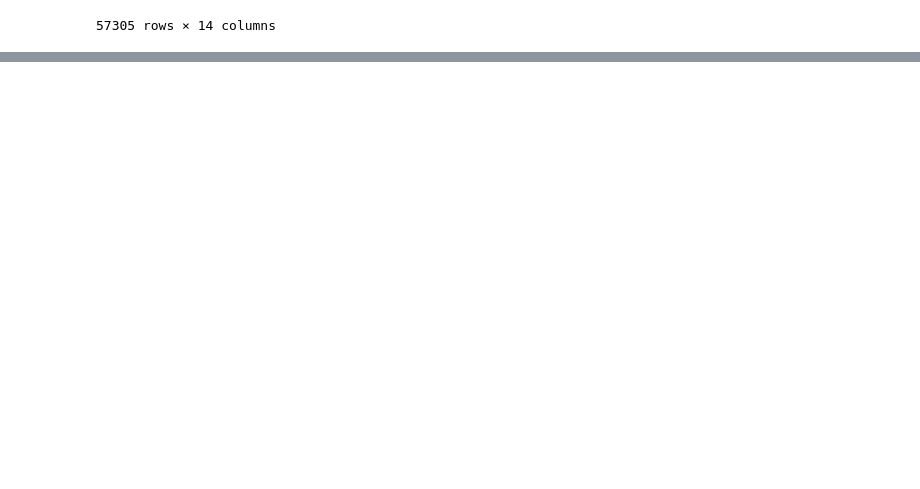
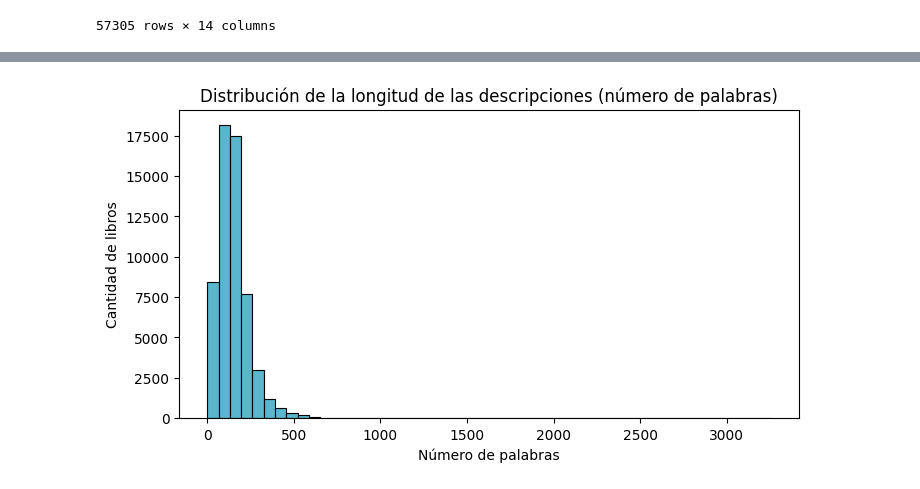
Before and after one commit to 4GeeksAcademy/proyecto_libros, a Jupyter notebook: EDA/eda1.ipynb, the cells around one changed output, grey strips where cells are left out. Saved outputs shown, nothing was run; the diff lists cells and outputs as text; code cells hidden in the pictures; blank space fills up the shorter version.

```diff
--- a/EDA/eda1.ipynb
+++ b/EDA/eda1.ipynb
@@ -1013,0 +1059,12 @@ df
+# %%
+# Longitud de las descripciones
+df['desc_length'] = df['description'].apply(lambda x: len(x.split()) if isinstance(x, str) else 0)
+
+plt.figure(figsize=(8,4))
+sns.histplot(df['desc_length'], bins=50, color='#219EBC')
+plt.title('Distribución de la longitud de las descripciones (número de palabras)')
+plt.xlabel('Número de palabras')
+plt.ylabel('Cantidad de libros')
+plt.show()
+# %% [output]
+[figure, added]
```
Also changed, not shown: parts of 6 cells of this notebook, 3 other files.
